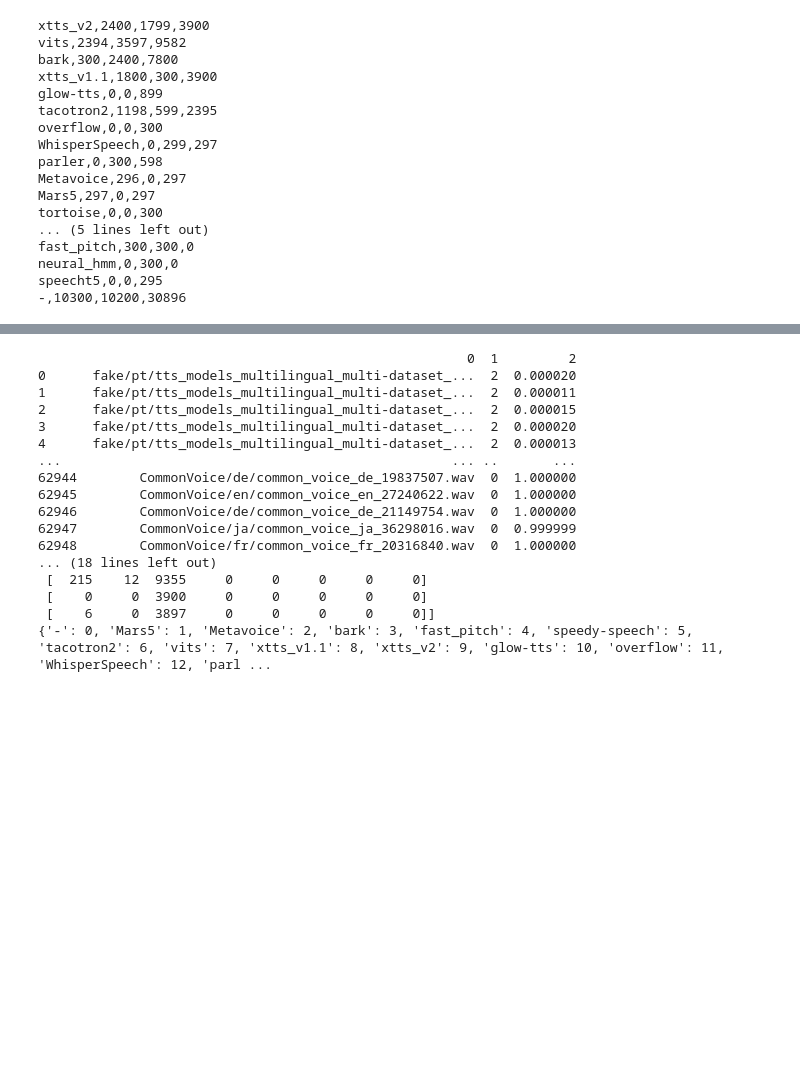
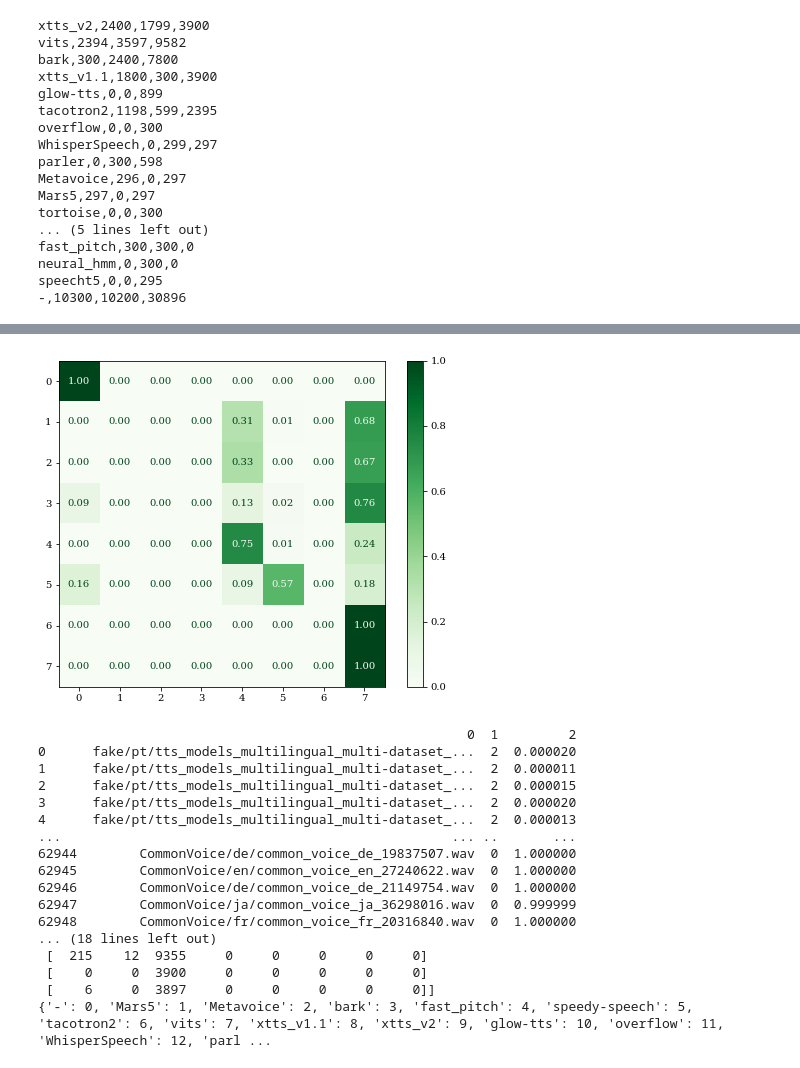
Before and after one commit to josebeo2016/vocodetect, a Jupyter notebook: Supcon-voco/SourceTracing.ipynb, the cells around one changed output, grey strips where cells are left out. Drawn from its saved outputs; the diff is of its cells as text; code cells hidden in the pictures; blank space fills up the shorter version.

```diff
--- a/Supcon-voco/SourceTracing.ipynb
+++ b/Supcon-voco/SourceTracing.ipynb
@@ -311,3 +311,101 @@ fast_pitch,300,300,0
 neural_hmm,0,300,0
 speecht5,0,0,295
 -,10300,10200,30896
+# %%
+# docs/ST_stage2_normal_wav2vec2_vib_normal_mlaad_stage2_acoustic_epoch3.txt
+# display map is the label exist in the dataset
+display_map = {0: 'Real', 1: 'Mars5', 2: 'Metavoice', 3: 'bark', 4: 'f_pitch', 5: 's-speech', 6: 'T2', 7: 'vits', 8: 'xtts_v1.1', 9: 'xtts_v2'}
+# pred_df = pd.read_csv("docs/ST_stage2_normal_wav2vec2_vib_normal_mlaad_stage2_acoustic_epoch3.txt", sep=" ", header=None, usecols=[0, 1, 2])
+pred_df = pd.read_csv("docs/ST_E2E_augall_wav2vec2_vib_gelu_sclnormal_acoustic_epoch_24.txt", sep=" ", header=None, usecols=[0, 1, 2])
+
+print(pred_df)
+pred_df.columns = ["path", "pred", "pred_score"]
+pred_df['pred_name'] = pred_df['pred'].map(map_label)
+
+res_df = pd.merge(mlaad_df, pred_df, on='path', how='inner')
+# for OOD
+res_df['seen'] = False
+res_df['seen'] = res_df['acoustic'].isin(seen_classes)
+print(res_df['seen'].value_counts())
+# res_df['score'] = res_df['score'].apply(lambda x: x.replace(' ','').replace('[', '').replace(']', '').split(','))
+# res_df['score'] = res_df['score'].apply(lambda x: [float(i) for i in x])
+# res_df['pred_score'] = res_df.apply(lambda x: x['score'][x['pred']], axis=1)
+
+
+# calculate the AUC of the pred_score
+from sklearn.metrics import roc_auc_score
+auc = roc_auc_score(res_df['seen'], res_df['pred_score'])
+print("AUC: ", auc)
+
+# visualize the AUC
+from sklearn.metrics import roc_curve
+fpr, tpr, threshold = roc_curve(res_df['seen'], res_df['pred_score'])
+# calculate AUPR
+from sklearn.metrics import precision_recall_curve
+from sklearn.metrics import auc
+precision, recall, _ = precision_recall_curve(res_df['seen'], res_df['pred_score'])
+aupr = auc(recall, precision)
+print("AUPR: ", aupr)
+
+# The OOD EER
+# calculate the EER
+seen_score = res_df[res_df['seen']==True]['pred_score'].values
+unseen_score = res_df[res_df['seen']==False]['pred_score'].values
+eer, threshold = compute_eer(seen_score, unseen_score)
+print("EER: ", eer)
+
+# filter only seen classes
+res_seen_df = res_df[res_df['acoustic'].isin(seen_classes)]
+print(res_seen_df.shape)
+# calculate ACC, F1-score
+y_true = res_seen_df['acoustic'].values
+y_pred = res_seen_df['pred_name'].values
+acc = accuracy_score(y_true, y_pred)
+cm = confusion_matrix(y_true, y_pred)
+g_f1 = G_f1_score(label_map, y_true, y_pred)
+micro_f1 = micro_f1_score(label_map, y_true, y_pred)
+macro_f1 = macro_f1_score(label_map, y_true, y_pred)
+print("ACC: ", acc)
+print("G-F1: ", g_f1)
+print("Micro-F1: ", micro_f1)
+print("Macro-F1: ", macro_f1)
+print("Confusion matrix: ", cm)
+print(label_map)
+
+# Update default font properties
+plt.rcParams.update({'font.family': 'serif', 'font.size': 10})
+
+# Calculate percentage of each class in the confusion matrix
+cm_percentage = cm.astype('float') / cm.sum(axis=1)[:, np.newaxis]
+
+# fill nan with 0
+cm_percentage = np.nan_to_num(cm_percentage)
+# Create confusion matrix display
+disp = ConfusionMatrixDisplay(confusion_matrix=cm_percentage, display_labels=display_map.values())
+
+# Plot the confusion matrix
+fig, ax = plt.subplots(figsize=(8, 6))  # Set figure size
+disp.plot(cmap='Greens', values_format='.2f', ax=ax)
+
+# Customize labels and ticks
+plt.xlabel('Predicted Label', fontsize=14)
+plt.ylabel('True Label', fontsize=14)
+# plt.title('Confusion Matrix', fontsize=16, fontweight='bold')  # Add a title
+plt.xticks(rotation=45, fontsize=12)
+plt.yticks(fontsize=12)
+
+# # Add text in each cell with contrasting color
+# for i in range(cm_percentage.shape[0]):
+#     for j in range(cm_percentage.shape[1]):
+#         text_color = 'white' if cm_percentage[i, j] > 0.5 else 'black'  # Set text color based on background
+#         ax.text(j, i, f"{cm_percentage[i, j]:.2f}", ha='center', va='center', color=text_color, fontsize=12)
+
+# Add gridlines for better readability
+ax.grid(False)  # Disable the default grid
+ax.set_axisbelow(True)  # Ensure grid is below the heatmap
+ax.xaxis.set_ticks_position('bottom')  # Move x-axis ticks to the bottom
+
+# Save the figure
+# plt.savefig('figs/E2E_acoustic_ID_cm.pdf', format='pdf', bbox_inches='tight', dpi=400)
+plt.show()
+# %% [output]
@@ -314,3 +430,4 @@ speecht5,0,0,295
+[figure, added]
 # %%
 # docs/ST_stage2_normal_wav2vec2_vib_normal_mlaad_stage2_acoustic_epoch3.txt
 # display map is the label exist in the dataset
```
Also changed, not shown: parts of 2 cells of this notebook, 11 other files.
